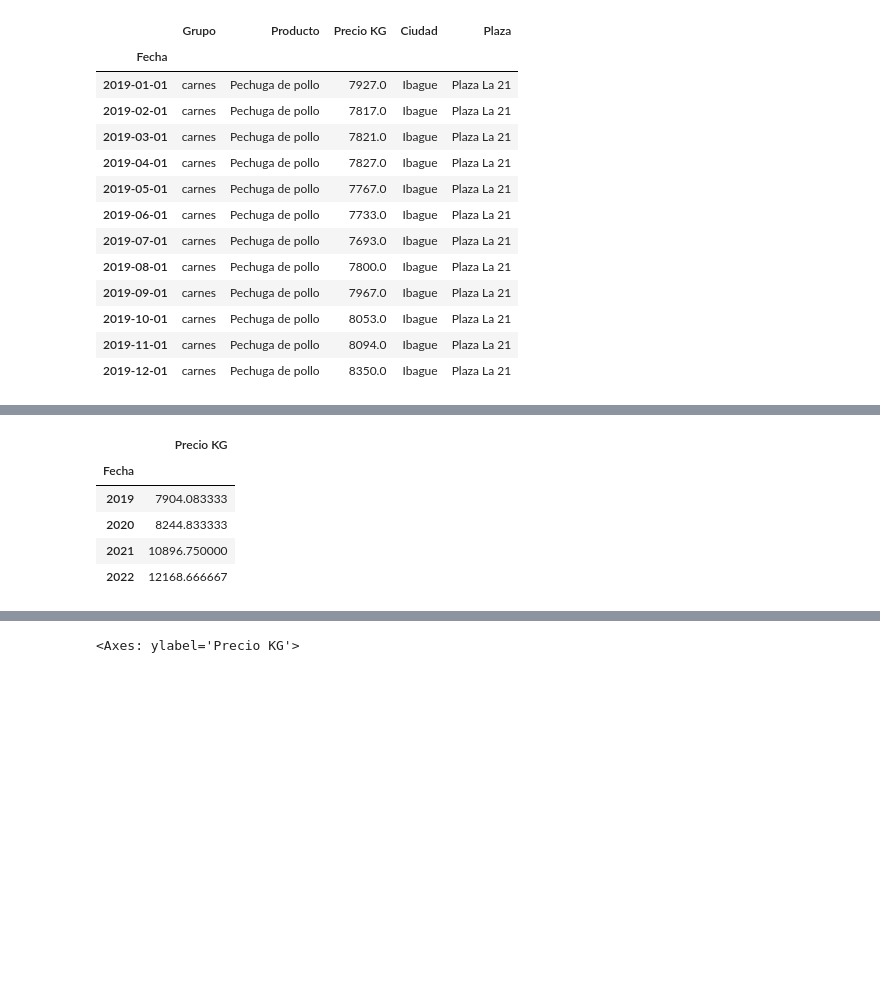
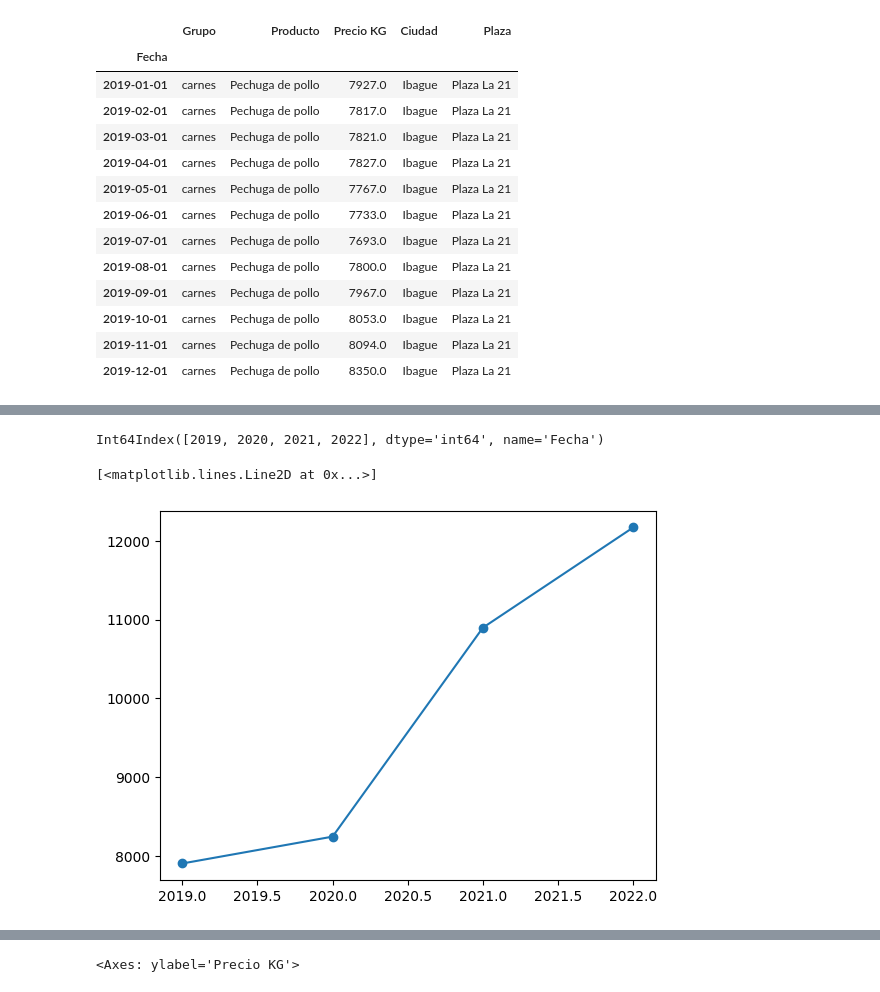
Before and after one commit to RioDeMilo/RETAIL-PRICES-COLOMBIA, a Jupyter notebook: IPC1823.ipynb, the cells around one changed output, grey strips where cells are left out. Drawn from its saved outputs; the diff is of its cells as text; code cells hidden in the pictures; blank space fills up the shorter version.

```diff
--- a/IPC1823.ipynb
+++ b/IPC1823.ipynb
@@ -551,10 +522 @@ Year_mean = n.to_frame(name="Precio Promedio")
 Year_mean.columns =['Precio KG']
-# %%
-Year_mean.head()
-# %% [output]
-|  | Precio KG |
-| Fecha |  |
-| 2019 | 7904.083333 |
-| 2020 | 8244.833333 |
-| 2021 | 10896.750000 |
-| 2022 | 12168.666667 |
@@ -560,0 +525,12 @@ Year_mean.head()
+# %%
+# here we confirm that all done its right
+n.index
+# %% [output]
+Int64Index([2019, 2020, 2021, 2022], dtype='int64', name='Fecha')
+# %%
+Year_mean_x = Year_mean.index
+Year_mean_y = Year_mean['Precio KG']
+plt.plot(Year_mean_x,Year_mean_y,label='avg 2022',marker="o")
+# %% [output]
+[<matplotlib.lines.Line2D at 0x...>]
+[figure, added]
```
Also changed, not shown: parts of 9 cells of this notebook.
